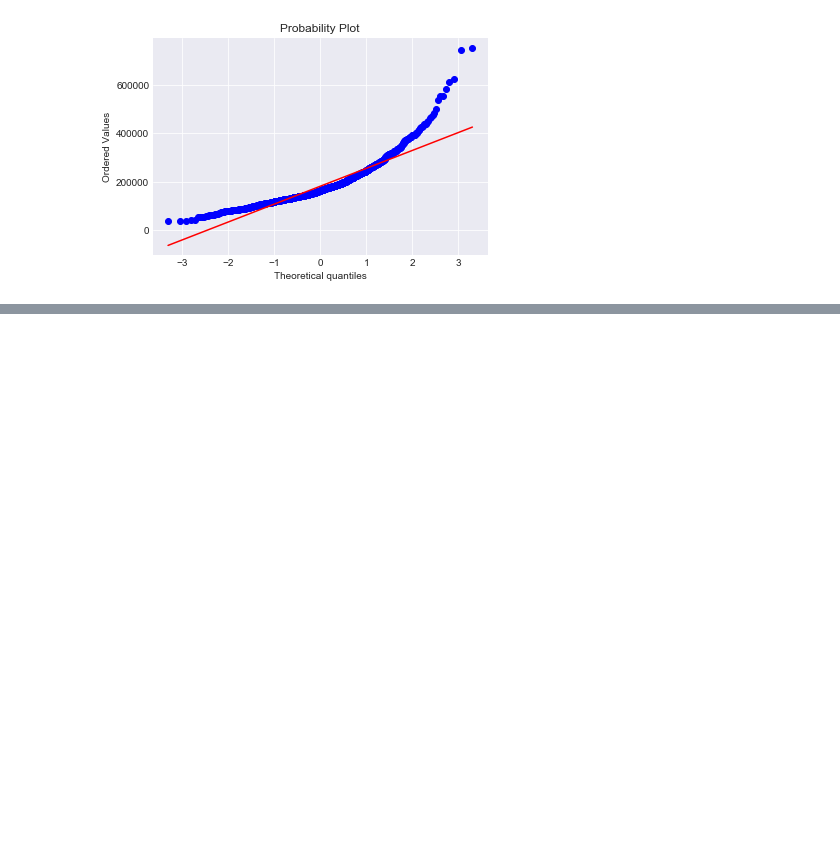
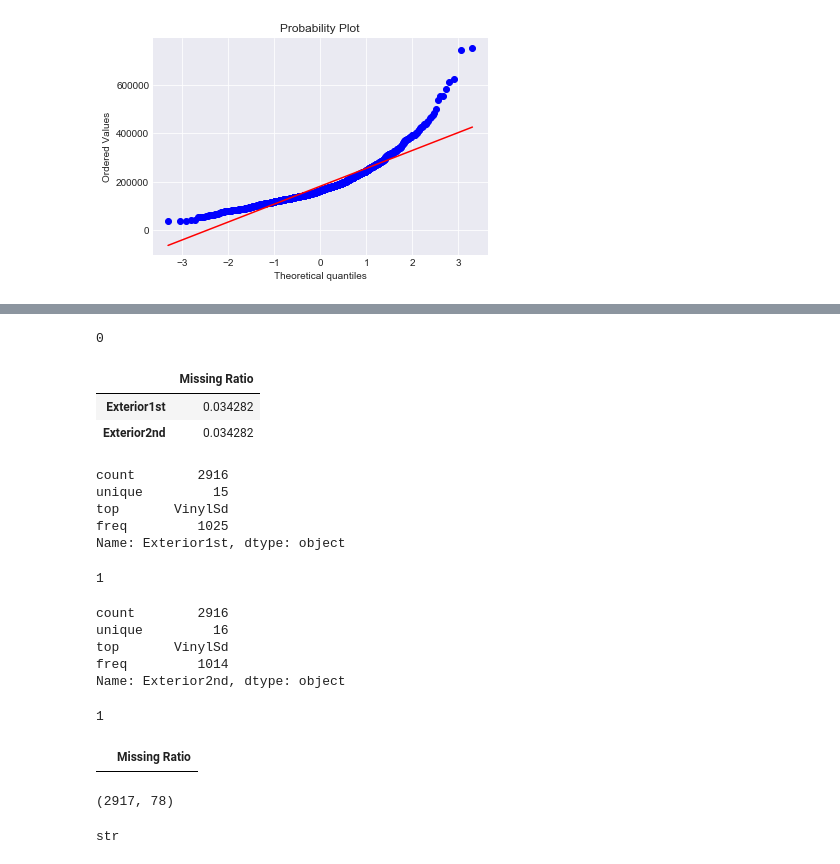
Before and after one commit to candincevc/KagglePractice, a Jupyter notebook: houseprice/houseprice.ipynb, the cells around one changed output, grey strips where cells are left out. Drawn from its saved outputs; the diff is of its cells as text; code cells hidden in the pictures; blank space fills up the shorter version.

```diff
--- a/houseprice/houseprice.ipynb
+++ b/houseprice/houseprice.ipynb
@@ -119,0 +284,2 @@ plt.show()
+# %%
+all_data['Electrical']=all_data['Electrical'].fillna(all_data['Electrical'].mode()[0])
@@ -119,0 +294,2 @@ plt.show()
+# %%
+all_data['KitchenQual']=all_data['KitchenQual'].fillna(all_data['KitchenQual'].mode()[0])
@@ -119,0 +329,2 @@ plt.show()
+# %%
+all_data['SaleType'] = all_data['SaleType'].fillna(all_data['SaleType'].mode()[0])
@@ -119,0 +363,4 @@ plt.show()
+# %%
+all_data['MSSubClass'].isnull().sum()
+# %% [output]
+0
@@ -119,0 +369,34 @@ plt.show()
+# %%
+all_data_na=(all_data.isnull().sum()/len(all_data))*100
+all_data_na = all_data_na.drop(all_data_na[all_data_na == 0].index).sort_values(ascending=False)
+missing_data = pd.DataFrame({'Missing Ratio' :all_data_na})
+# %%
+missing_data
+# %% [output]
+|  | Missing Ratio |
+| Exterior1st | 0.034282 |
+| Exterior2nd | 0.034282 |
+# %%
+all_data['Exterior1st'].describe()
+# %% [output]
+count        2916
+unique         15
+top       VinylSd
+freq         1025
+Name: Exterior1st, dtype: object
+# %%
+all_data['Exterior1st'].isnull().sum()
+# %% [output]
+1
+# %%
+all_data['Exterior2nd'].describe()
+# %% [output]
+count        2916
+unique         16
+top       VinylSd
+freq         1014
+Name: Exterior2nd, dtype: object
+# %%
+all_data['Exterior2nd'].isnull().sum()
+# %% [output]
+1
@@ -119,0 +411,8 @@ plt.show()
+# %%
+missing_data
+# %% [output]
+|  | Missing Ratio |
+# %%
+all_data.shape
+# %% [output]
+(2917, 78)
@@ -119,0 +425,4 @@ plt.show()
+# %%
+type(all_data['MSSubClass'][0])
+# %% [output]
+str
```
Also changed, not shown: parts of 52 cells of this notebook, 2 other files.
